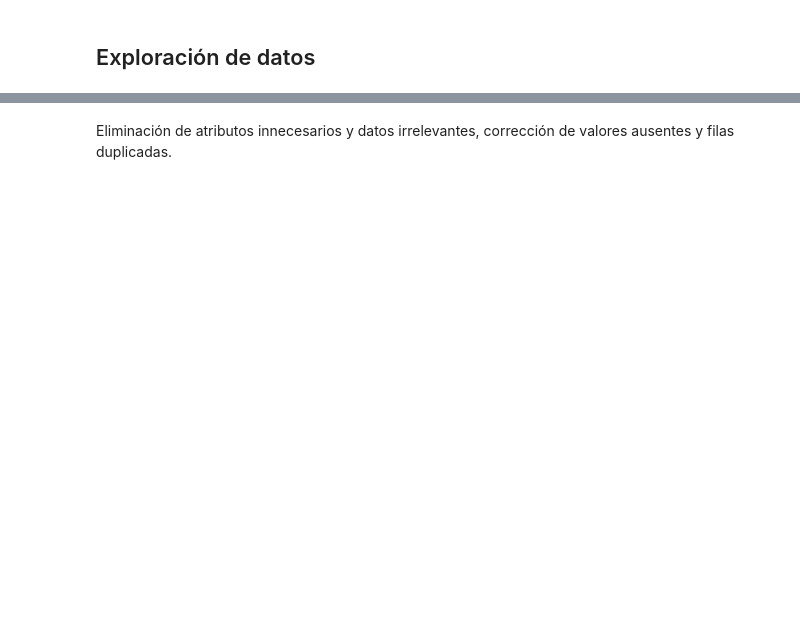
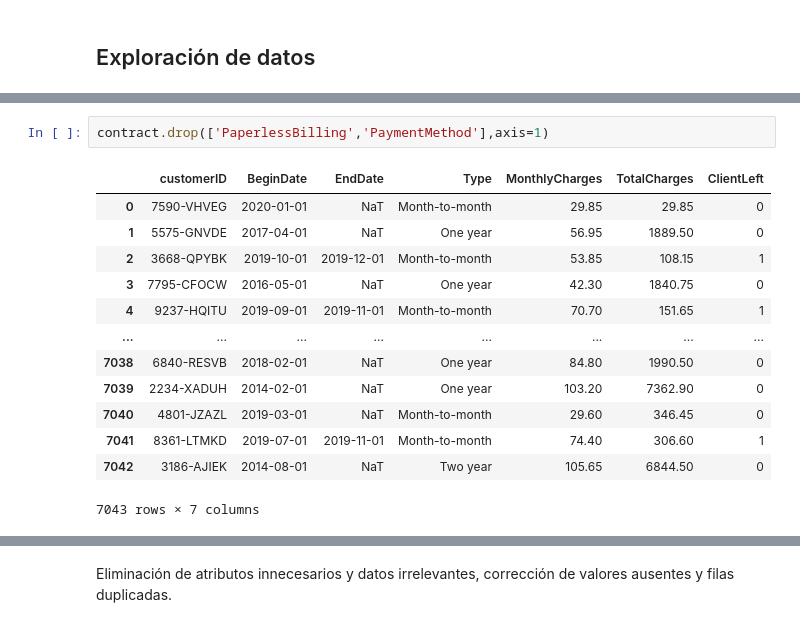
Before and after one commit to enzolozag/telecom, a Jupyter notebook: proyecto_final.ipynb, the cells around one changed output, grey strips where cells are left out. Saved outputs shown, nothing was run; the diff lists cells and outputs as text; blank space fills up the shorter version.

```diff
--- a/proyecto_final.ipynb
+++ b/proyecto_final.ipynb
@@ -16,0 +180,16 @@ Información, carga, descricpción y exploración de datos
+# %%
+contract.drop(['PaperlessBilling','PaymentMethod'],axis=1)
+# %% [output]
+|  | customerID | BeginDate | EndDate | Type | MonthlyCharges | TotalCharges | ClientLeft |
+| 0 | 7590-VHVEG | 2020-01-01 | NaT | Month-to-month | 29.85 | 29.85 | 0 |
+| 1 | 5575-GNVDE | 2017-04-01 | NaT | One year | 56.95 | 1889.50 | 0 |
+| 2 | 3668-QPYBK | 2019-10-01 | 2019-12-01 | Month-to-month | 53.85 | 108.15 | 1 |
+| 3 | 7795-CFOCW | 2016-05-01 | NaT | One year | 42.30 | 1840.75 | 0 |
+| 4 | 9237-HQITU | 2019-09-01 | 2019-11-01 | Month-to-month | 70.70 | 151.65 | 1 |
+| ... | ... | ... | ... | ... | ... | ... | ... |
+| 7038 | 6840-RESVB | 2018-02-01 | NaT | One year | 84.80 | 1990.50 | 0 |
+| 7039 | 2234-XADUH | 2014-02-01 | NaT | One year | 103.20 | 7362.90 | 0 |
+| 7040 | 4801-JZAZL | 2019-03-01 | NaT | Month-to-month | 29.60 | 346.45 | 0 |
+| 7041 | 8361-LTMKD | 2019-07-01 | 2019-11-01 | Month-to-month | 74.40 | 306.60 | 1 |
+| 7042 | 3186-AJIEK | 2014-08-01 | NaT | Two year | 105.65 | 6844.50 | 0 |
+7043 rows × 7 columns
```
Also changed, not shown: parts of 32 cells of this notebook, 4 other files.
